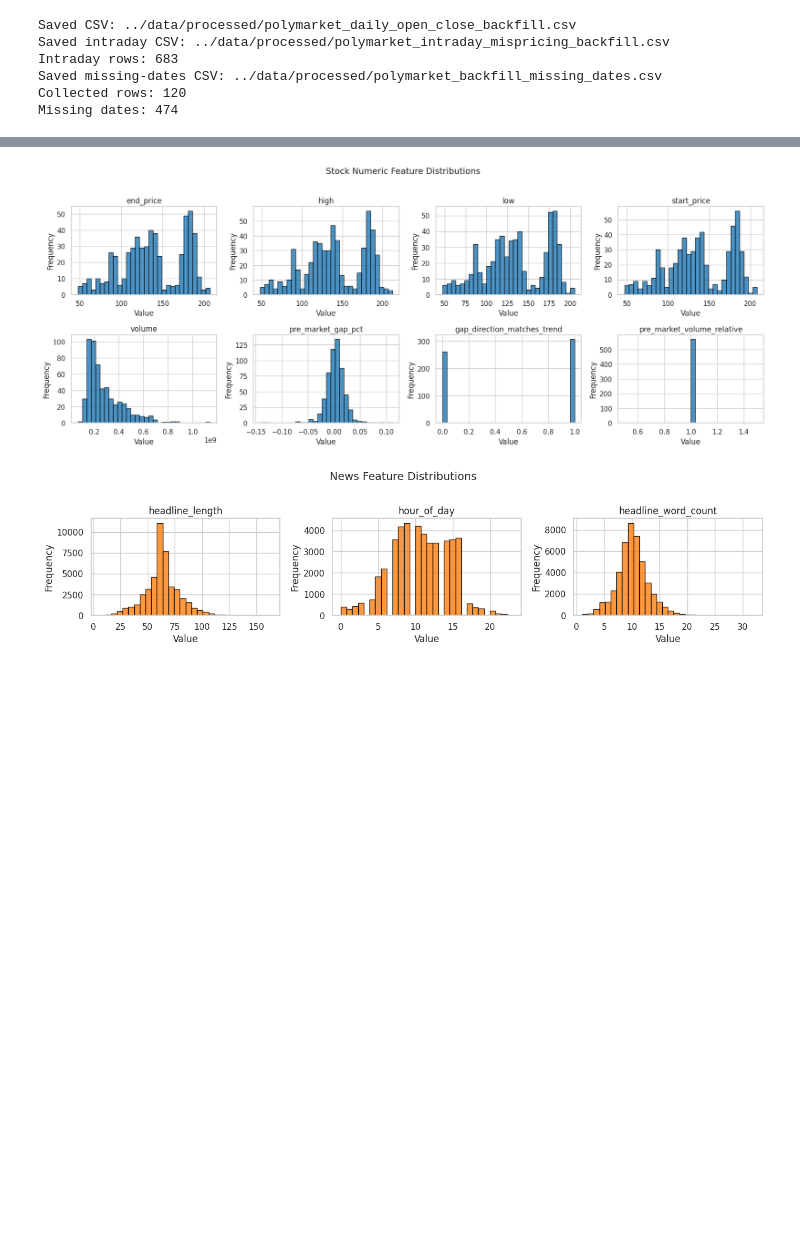
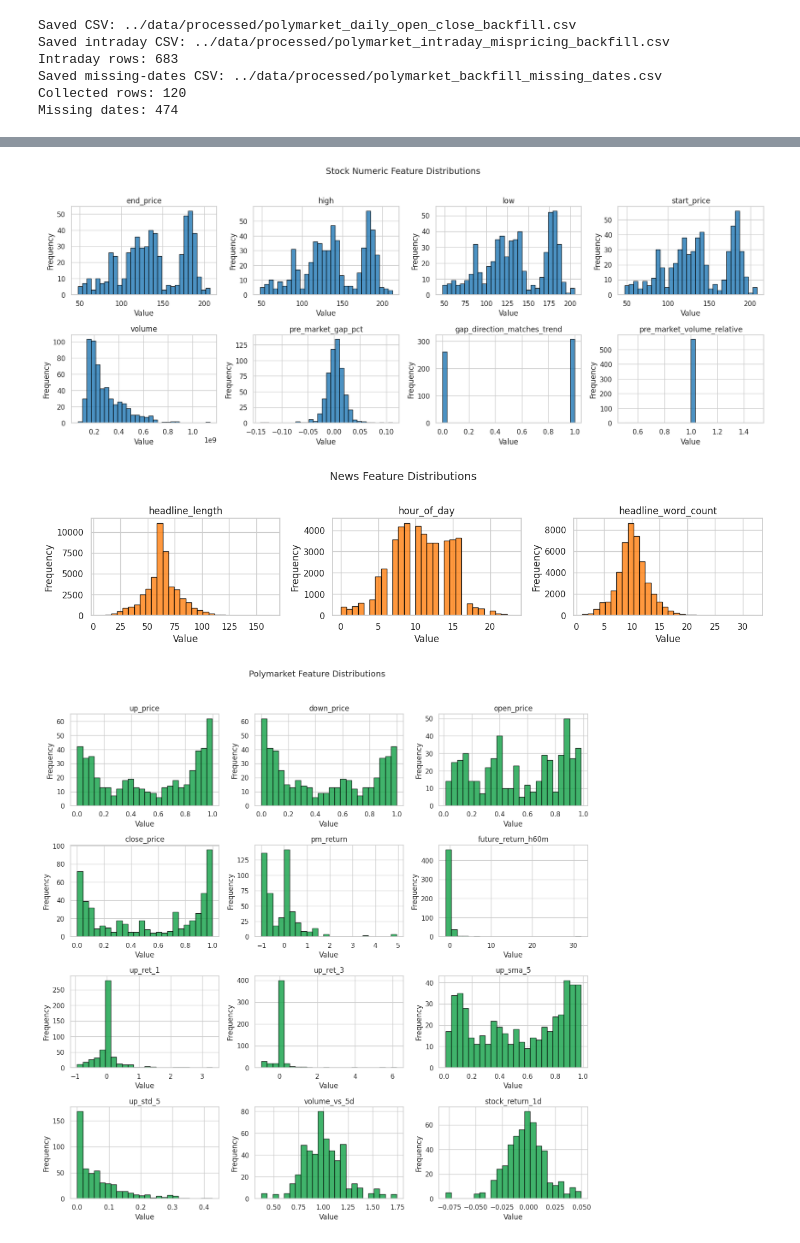
Before and after one commit to ymh1874/PolySense, a Jupyter notebook: notebooks/DataPreparation.ipynb, the cells around one changed output, grey strips where cells are left out. Saved outputs shown, nothing was run; the diff lists cells and outputs as text; code cells hidden in the pictures; blank space fills up the shorter version.

```diff
--- a/notebooks/DataPreparation.ipynb
+++ b/notebooks/DataPreparation.ipynb
@@ -410,8 +576,9 @@ This block visualizes numeric feature distributions with histograms so spread, s
 # %%
-# Step 3: Histogram visualization
+# Step 3: Histogram visualization for stock, news, and Polymarket
 import math
+import numpy as np
 
-# ----- Stock histograms -----
+# Stock histograms
 stock_numeric_cols = df.select_dtypes(include="number").columns.tolist()
 
 if stock_numeric_cols:
@@ -435,36 +602,123 @@ if stock_numeric_cols:
 else:
     print("No numeric columns available for stock histogram plotting.")
 
-# ----- News histograms -----
+# News histograms - only for headline-based features since other columns are mostly categorical or datetime.
 news_hist = news_df.copy()
 news_dt = pd.to_datetime(news_hist["datetime"], errors="coerce")
 news_hist["headline_length"] = news_hist["headline"].astype(str).str.len()
 news_hist["hour_of_day"] = news_dt.dt.hour
 news_hist["headline_word_count"] = news_hist["headline"].astype(str).str.split().str.len()
 
 news_numeric_cols = ["headline_length", "hour_of_day", "headline_word_count"]
 news_plot_df = news_hist[news_numeric_cols].dropna()
 
 if not news_plot_df.empty:
     n_cols = 3
     n_rows = math.ceil(len(news_numeric_cols) / n_cols)
     fig, axes = plt.subplots(n_rows, n_cols, figsize=(4.4 * n_cols, 3.2 * n_rows))
     axes = axes.flatten()
 
     for i, col in enumerate(news_numeric_cols):
         axes[i].hist(news_plot_df[col], bins=30, edgecolor="black", color="#ff7f0e", alpha=0.8)
         axes[i].set_title(col)
         axes[i].set_xlabel("Value")
         axes[i].set_ylabel("Frequency")
 
     for j in range(len(news_numeric_cols), len(axes)):
         axes[j].set_visible(False)
 
     fig.suptitle("News Feature Distributions", y=1.02, fontsize=14)
     fig.tight_layout()
     plt.show()
 else:
     print("No numeric news features available for histogram plotting.")
+
+# Polymarket histograms - include a wider set of available numeric features.
+poly_hist = poly_daily_df.copy()
+
+# Convert known candidate feature columns to numeric where present.
+poly_candidate_cols = [
+    "up_price",
+    "down_price",
+    "open_price",
+    "close_price",
+    "pm_return",
+    "future_return_h60m",
+    "up_ret_1",
+    "up_ret_3",
+    "up_sma_5",
+    "up_std_5",
+    "volume_vs_5d",
+    "stock_return_1d",
+    "pre_market_gap_pct",
+]
+for col in poly_candidate_cols:
+    if col in poly_hist.columns:
+        poly_hist[col] = pd.to_numeric(poly_hist[col], errors="coerce")
+
+# Derive daily open/close from intraday up_price if missing.
+if not {"open_price", "close_price"}.issubset(poly_hist.columns) and {"up_price", "trade_date"}.issubset(poly_hist.columns):
+    poly_tmp = poly_hist.copy()
+    if "timestamp_et" in poly_tmp.columns:
+        poly_tmp["timestamp_et"] = pd.to_datetime(poly_tmp["timestamp_et"], errors="coerce")
+        poly_tmp = poly_tmp.sort_values(["trade_date", "timestamp_et"])
+    daily_ohlc = poly_tmp.groupby("trade_date", as_index=False).agg(
+        open_price=("up_price", "first"),
+        close_price=("up_price", "last"),
+    )
+    poly_hist = poly_hist.merge(daily_ohlc, on="trade_date", how="left")
+
+# Derive pm_return if missing and open/close exist.
+if "pm_return" not in poly_hist.columns and {"open_price", "close_price"}.issubset(poly_hist.columns):
+    poly_hist["pm_return"] = (
+        (poly_hist["close_price"] - poly_hist["open_price"])
+        / poly_hist["open_price"].replace(0, pd.NA)
+    )
+
+# Select available candidate columns; if too few, fall back to generic numeric columns.
+poly_numeric_cols = [c for c in poly_candidate_cols if c in poly_hist.columns]
+if len(poly_numeric_cols) < 2:
+    fallback_numeric = poly_hist.select_dtypes(include="number").columns.tolist()
+    excluded = {"pm_direction_up", "target_up_move_h60m"}
+    poly_numeric_cols = [c for c in fallback_numeric if c not in excluded]
+
+# Keep charts readable by plotting up to 12 features.
+poly_numeric_cols = poly_numeric_cols[:12]
+
+if poly_numeric_cols:
+    n_cols = min(3, len(poly_numeric_cols))
+    n_rows = math.ceil(len(poly_numeric_cols) / n_cols)
+    fig, axes = plt.subplots(n_rows, n_cols, figsize=(4.4 * n_cols, 3.2 * n_rows))
+    if not isinstance(axes, (list, tuple, np.ndarray)):
+        axes = [axes]
+    else:
+        axes = np.array(axes).flatten()
+
+    # Plot each feature independently so one sparse column does not remove all rows.
+    plotted_count = 0
+    for i, col in enumerate(poly_numeric_cols):
+        series = pd.to_numeric(poly_hist[col], errors="coerce").dropna()
+        if series.empty:
+            axes[i].set_visible(False)
+            continue
+        axes[i].hist(series, bins=24, edgecolor="black", color="#16a34a", alpha=0.82)
+        axes[i].set_title(col)
+        axes[i].set_xlabel("Value")
+        axes[i].set_ylabel("Frequency")
+        plotted_count += 1
+
+    for j in range(len(poly_numeric_cols), len(axes)):
+        axes[j].set_visible(False)
+
+    if plotted_count > 0:
+        fig.suptitle("Polymarket Feature Distributions", y=1.02, fontsize=14)
+        fig.tight_layout()
+        plt.show()
+    else:
+        print("Polymarket histogram skipped: selected columns contain no numeric values after cleaning.")
+else:
+    print("No numeric Polymarket features available for histogram plotting.")
 # %% [output]
 [figure]
 [figure]
+[figure, added]
```
Also changed, not shown: parts of 31 cells of this notebook, 1 other file.
